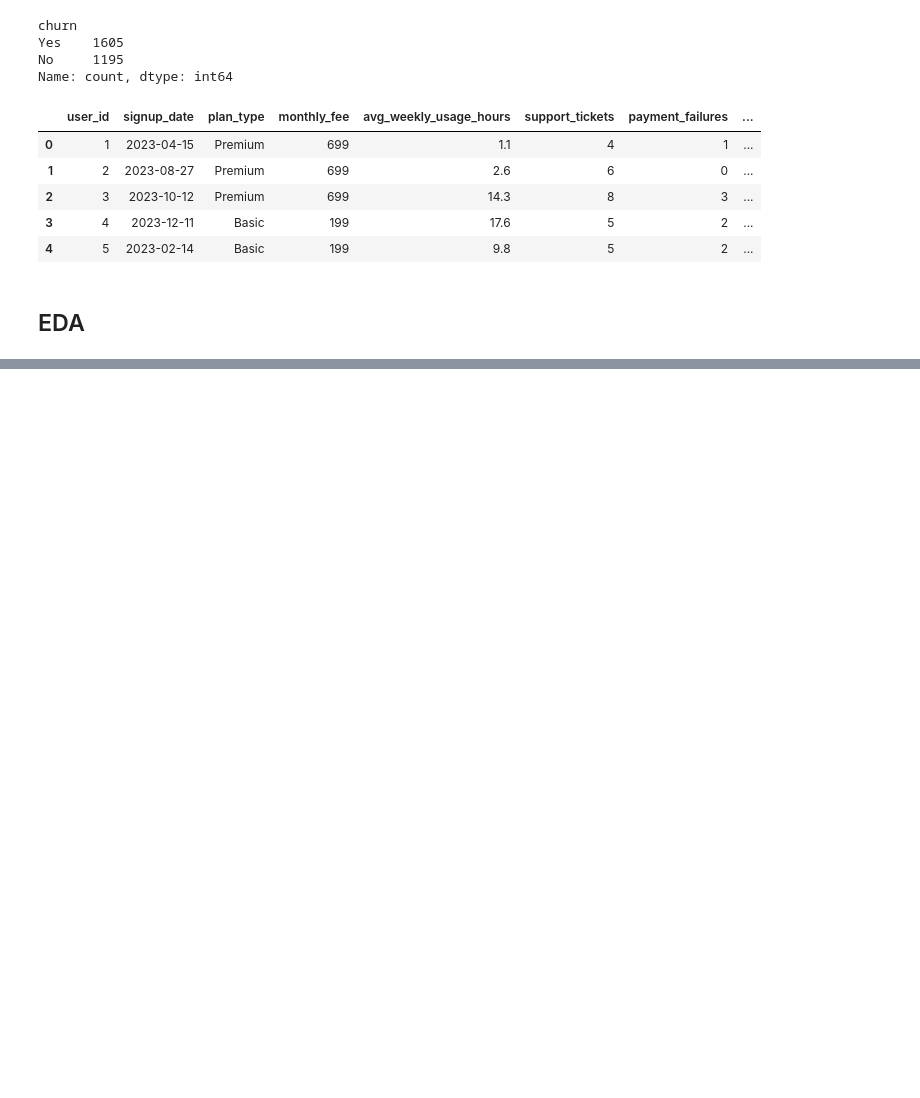
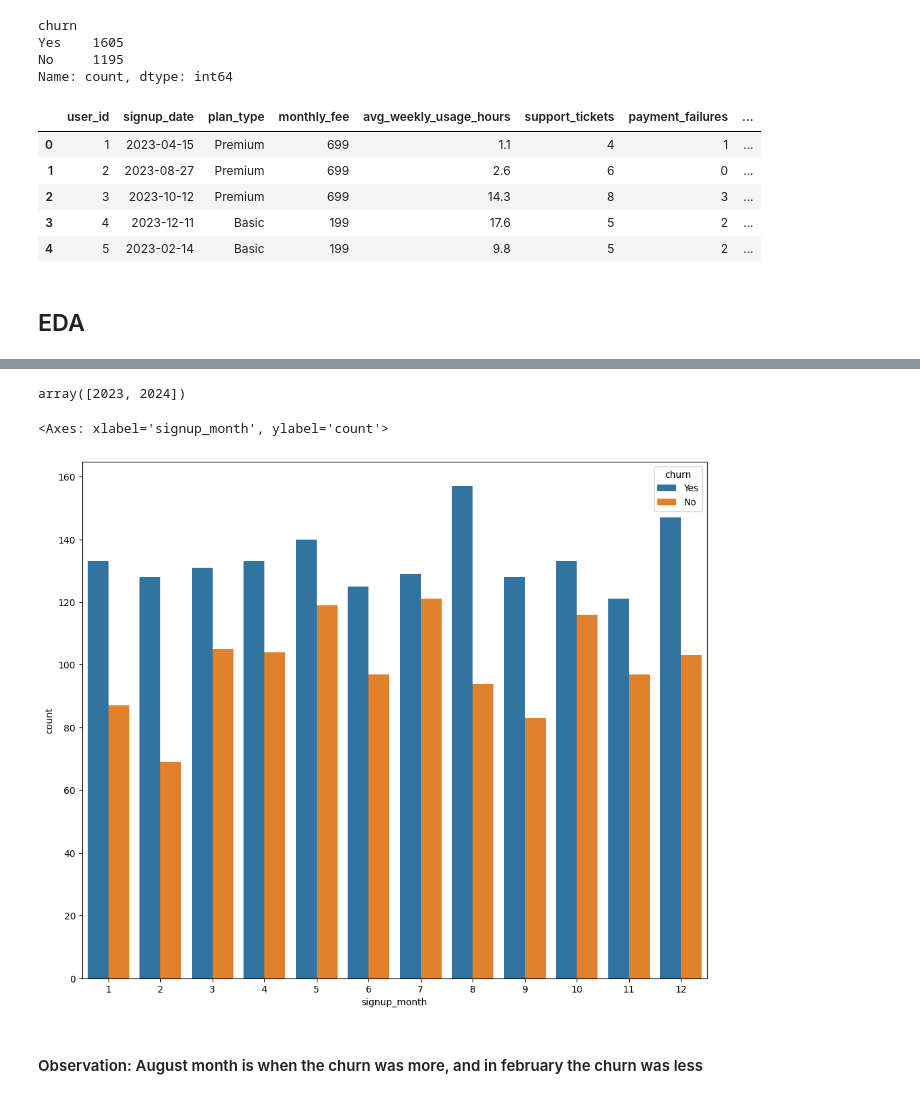
Before and after one commit to mayurimamdi/CustomerChurn, a Jupyter notebook: notebook/EDA.ipynb, the cells around one changed output, grey strips where cells are left out. Cells and saved outputs as stored; diff of their text form; code cells hidden in the pictures; blank space fills up the shorter version.

```diff
--- a/notebook/EDA.ipynb
+++ b/notebook/EDA.ipynb
@@ -113,0 +112,14 @@ res=df[df['signup_year']==2023].groupby('signup_year')['churn'].value_counts().m
+# %%
+df['signup_year'].unique()
+# %% [output]
+array([2023, 2024])
+# %%
+res=df.groupby('signup_month')['churn'].value_counts().reset_index(name='count')
+# %%
+plt.figure(figsize=(12,10))
+sns.barplot(data=res, x='signup_month',y='count',hue='churn')
+# %% [output]
+<Axes: xlabel='signup_month', ylabel='count'>
+[figure, added]
+# %% [markdown]
+#### Observation: August month is when the churn was more, and in february the churn was less
```
Also changed, not shown: parts of 16 cells of this notebook.
